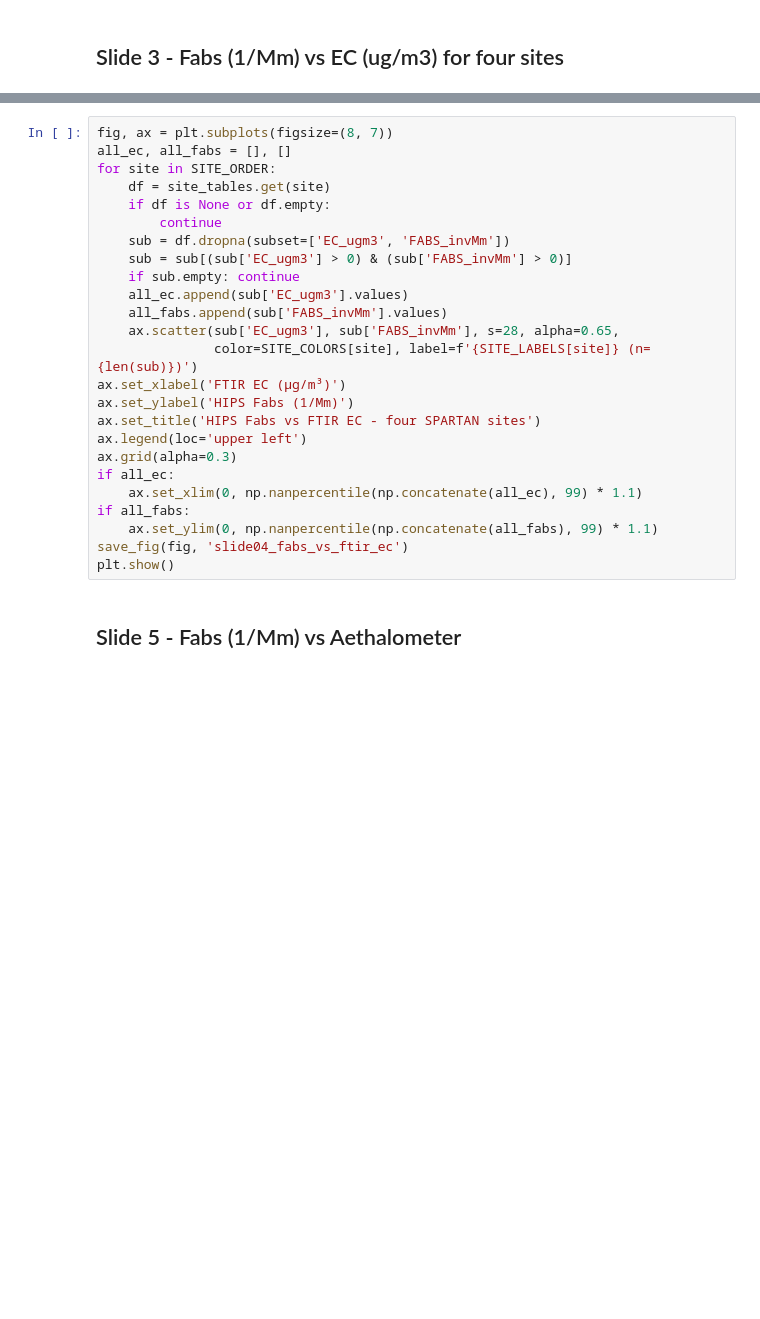
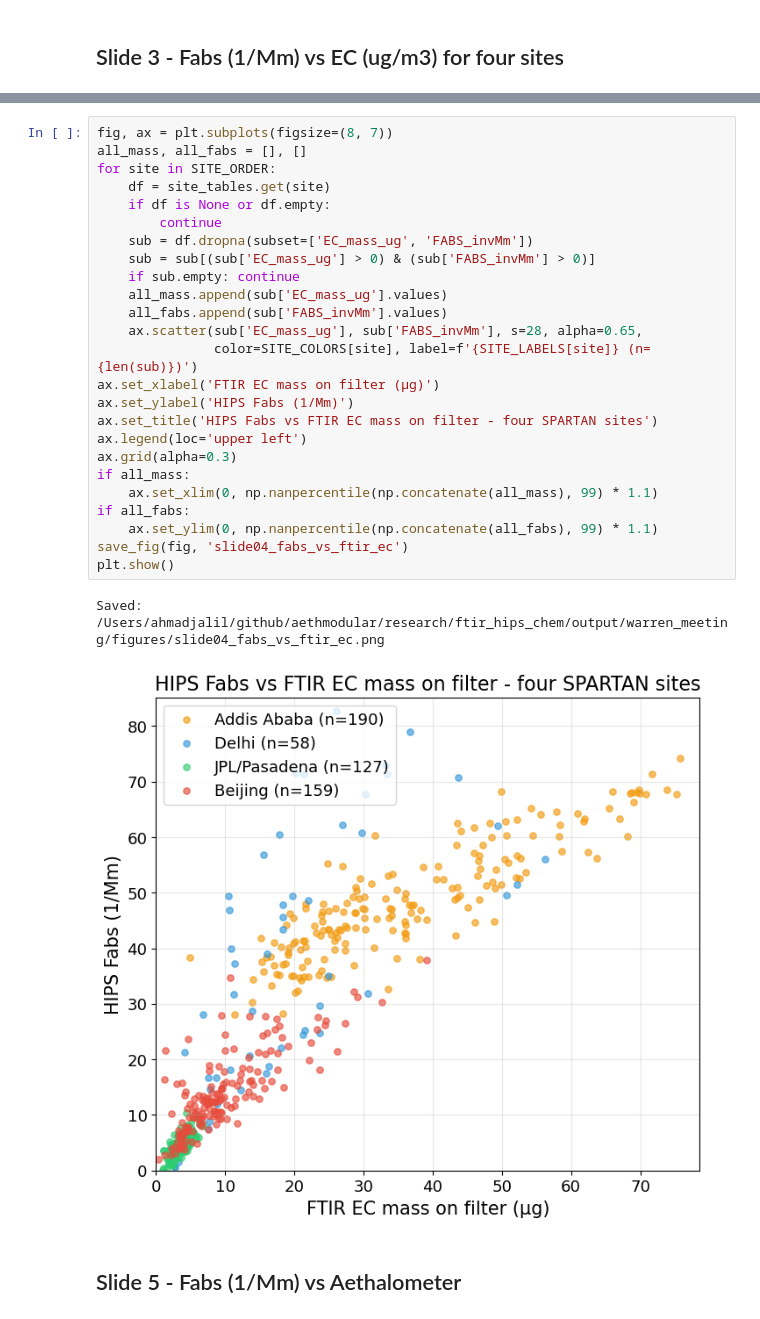
Before and after one commit to ahzs645/aethmodular, a Jupyter notebook: research/ftir_hips_chem/warren_meeting_slides.ipynb, the cells around one changed output, grey strips where cells are left out. Saved outputs shown, nothing was run; the diff lists cells and outputs as text; blank space fills up the shorter version.

Commit message:
slides updated

```diff
--- a/research/ftir_hips_chem/warren_meeting_slides.ipynb
+++ b/research/ftir_hips_chem/warren_meeting_slides.ipynb
@@ -317,28 +351,31 @@ Same comparison, FTIR EC explicitly. (If Slides 3 and 4 are intended to be the s
 # %%
 fig, ax = plt.subplots(figsize=(8, 7))
-all_ec, all_fabs = [], []
+all_mass, all_fabs = [], []
 for site in SITE_ORDER:
     df = site_tables.get(site)
     if df is None or df.empty:
         continue
-    sub = df.dropna(subset=['EC_ugm3', 'FABS_invMm'])
-    sub = sub[(sub['EC_ugm3'] > 0) & (sub['FABS_invMm'] > 0)]
+    sub = df.dropna(subset=['EC_mass_ug', 'FABS_invMm'])
+    sub = sub[(sub['EC_mass_ug'] > 0) & (sub['FABS_invMm'] > 0)]
     if sub.empty: continue
-    all_ec.append(sub['EC_ugm3'].values)
+    all_mass.append(sub['EC_mass_ug'].values)
     all_fabs.append(sub['FABS_invMm'].values)
-    ax.scatter(sub['EC_ugm3'], sub['FABS_invMm'], s=28, alpha=0.65,
+    ax.scatter(sub['EC_mass_ug'], sub['FABS_invMm'], s=28, alpha=0.65,
                color=SITE_COLORS[site], label=f'{SITE_LABELS[site]} (n={len(sub)})')
-ax.set_xlabel('FTIR EC (µg/m³)')
+ax.set_xlabel('FTIR EC mass on filter (µg)')
 ax.set_ylabel('HIPS Fabs (1/Mm)')
-ax.set_title('HIPS Fabs vs FTIR EC - four SPARTAN sites')
+ax.set_title('HIPS Fabs vs FTIR EC mass on filter - four SPARTAN sites')
 ax.legend(loc='upper left')
 ax.grid(alpha=0.3)
-if all_ec:
-    ax.set_xlim(0, np.nanpercentile(np.concatenate(all_ec), 99) * 1.1)
+if all_mass:
+    ax.set_xlim(0, np.nanpercentile(np.concatenate(all_mass), 99) * 1.1)
 if all_fabs:
     ax.set_ylim(0, np.nanpercentile(np.concatenate(all_fabs), 99) * 1.1)
 save_fig(fig, 'slide04_fabs_vs_ftir_ec')
 plt.show()
+# %% [output]
+Saved: /Users/ahmadjalil/github/aethmodular/research/ftir_hips_chem/output/warren_meeting/figures/slide04_fabs_vs_ftir_ec.png
+[figure, added]
 # %% [markdown]
 ## Slide 5 - Fabs (1/Mm) vs Aethalometer
 # %%
```
Also changed, not shown: parts of 20 cells of this notebook, 2 other files.
